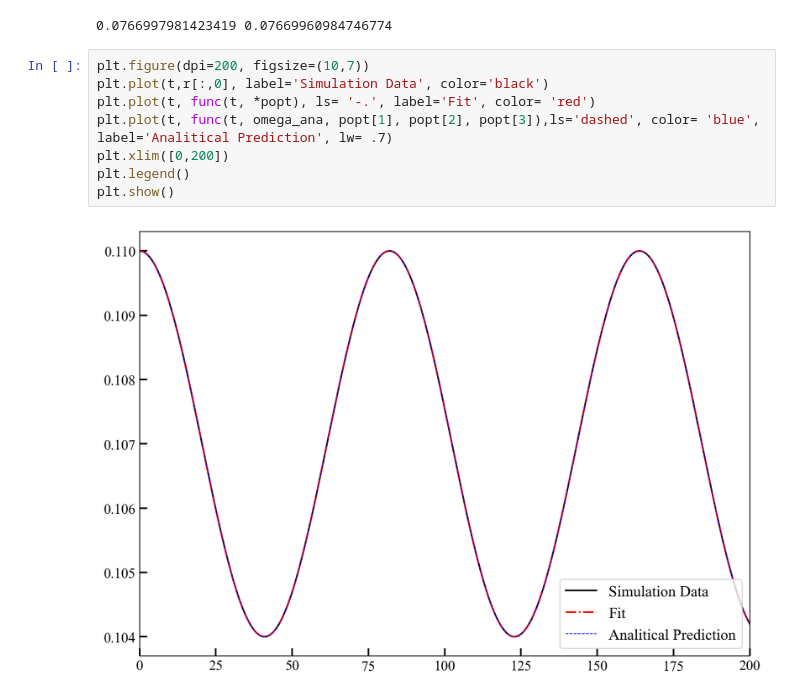
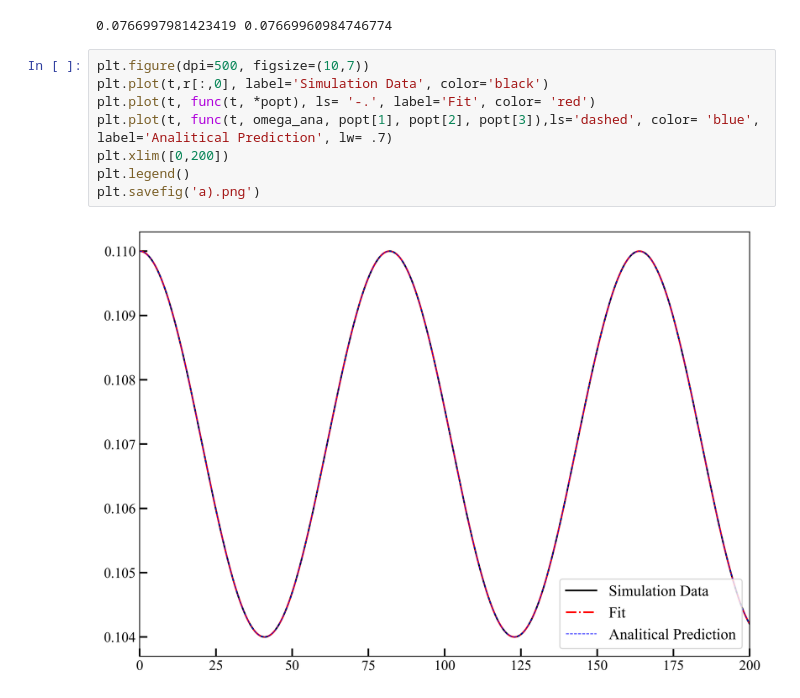
Before and after one commit to Coecer/sheet_07, a Jupyter notebook: cornimain.ipynb, the cells around one changed output. Drawn from its saved outputs; the diff is of its cells as text.

```diff
--- a/cornimain.ipynb
+++ b/cornimain.ipynb
@@ -21,12 +21,12 @@ print(popt[0], omega_ana)
 # %% [output]
 0.0766997981423419 0.07669960984746774
 # %%
-plt.figure(dpi=200, figsize=(10,7))
+plt.figure(dpi=500, figsize=(10,7))
 plt.plot(t,r[:,0], label='Simulation Data', color='black')
 plt.plot(t, func(t, *popt), ls= '-.', label='Fit', color= 'red')
 plt.plot(t, func(t, omega_ana, popt[1], popt[2], popt[3]),ls='dashed', color= 'blue', label='Analitical Prediction', lw= .7)
 plt.xlim([0,200])
 plt.legend()
-plt.show()
+plt.savefig('a).png')
 # %% [output]
-[figure, old version]
+[figure, new version]
```
Also changed, not shown: 1 other file.
